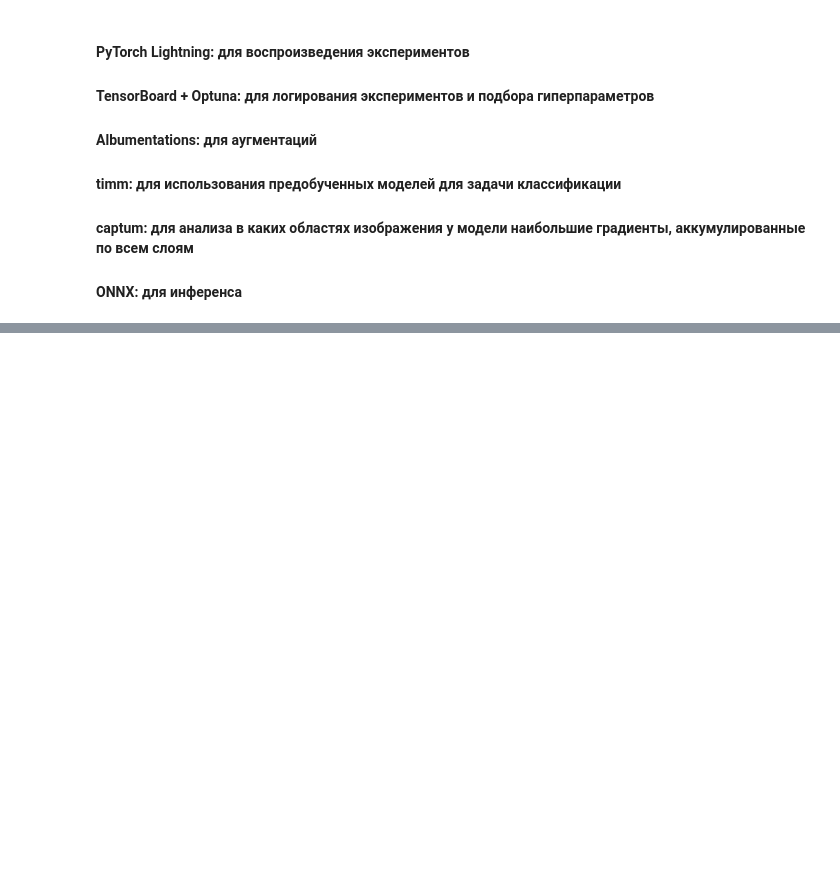
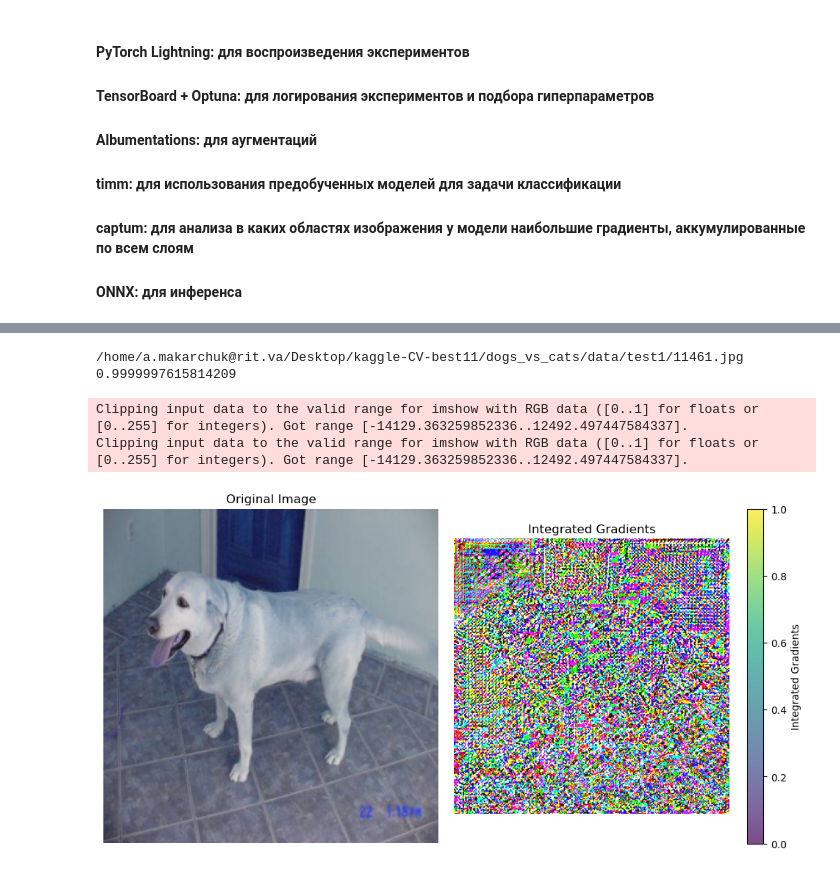
Before and after one commit to alexmak123/kaggle-CV-best11, a Jupyter notebook: dogs_vs_cats/advanced_with_libs.ipynb, the cells around one changed output, grey strips where cells are left out. Drawn from its saved outputs; the diff is of its cells as text; code cells hidden in the pictures; blank space fills up the shorter version.

```diff
--- a/dogs_vs_cats/advanced_with_libs.ipynb
+++ b/dogs_vs_cats/advanced_with_libs.ipynb
@@ -6,8 +6,11 @@
 #### captum: для анализа в каких областях изображения у модели наибольшие градиенты, аккумулированные по всем слоям
 #### ONNX: для инференса
 # %%
+# IMPORTS AND CONFIG CLASS
+
 import os
 import random
+from typing import Tuple
 
 import cv2
 import matplotlib.pyplot as plt
@@ -39,3 +42,15 @@ from pytorch_lightning.callbacks import EarlyStopping, ModelCheckpoint
 from pytorch_lightning.loggers import TensorBoardLogger
 from sklearn.metrics import f1_score
 from tqdm import tqdm
+
+
+class Config:
+    PATH_DATA = "/home/a.makarchuk@rit.va/Desktop/kaggle-CV-best11/dogs_vs_cats/data/"
+    IMAGE_SIZE = (256, 256)
+    IMAGE_SIZE_TEST = (320, 320)
+    BATCH_SIZE = 10
+    EPOCHS = 1
+    DEVICE = "cuda:0" if torch.cuda.is_available() else "cpu"
+    TRAIN_RATIO = 0.9
+    SEED = 42
+    PERCENT = 0.05
@@ -277,24 +395,52 @@ test_preds_df.to_csv("advanced_solution.csv", index=False)
 # %%
-# CHECK PREDICTS ON TEST
+# ANALYZE GRADIENTS
 
-rand_img_train_path = f'{PATH_DATA}test1/{".".join(random.choice(list_train_imgs).split(".")[1:])}'
-img = plt.imread(rand_img_train_path)
-img = cv2.resize(img, IMAGE_SIZE_TEST, interpolation=cv2.INTER_AREA)
+rand_img_path = f'{Config.PATH_DATA}test1/{".".join(random.choice(test_image_paths).split("."))}'
+img = plt.imread(rand_img_path)
+img = cv2.resize(img, Config.IMAGE_SIZE_TEST, interpolation=cv2.INTER_AREA)
 img = cv2.cvtColor(img, cv2.COLOR_BGR2RGB)
 
-print(rand_img_train_path)
+print(rand_img_path)
 
-plt.imshow(img)
+img_original = img.copy()
 
 img = val_transforms(image=img)["image"]
 img = img.unsqueeze(0)
 
 input_name = ort_session.get_inputs()[0].name
 input_data = img.numpy()
 
 pred = ort_session.run(None, {input_name: input_data})[0]
-
 sigmoid_output = torch.sigmoid(torch.from_numpy(pred)).item()
 
 print(sigmoid_output)
+
+ig = IntegratedGradients(best_model)
+
+attributions, delta = ig.attribute(img, target=0, return_convergence_delta=True)
+
+attributions = attributions.squeeze().cpu().detach().numpy()
+attributions = np.transpose(attributions, (1, 2, 0))
+
+fig, (ax1, ax2) = plt.subplots(1, 2, figsize=(10, 5))
+
+ax1.imshow(img_original)
+ax1.set_title("Original Image")
+ax1.axis("off")
+
+ax2.imshow(attributions, cmap="viridis", alpha=0.7)
+ax2.set_title("Integrated Gradients")
+ax2.axis("off")
+
+plt.colorbar(
+    ax2.imshow(attributions, cmap="viridis", alpha=0.7), ax=ax2, label="Integrated Gradients"
+)
+
+plt.tight_layout()
 plt.show()
+# %% [output]
+/home/a.makarchuk@rit.va/Desktop/kaggle-CV-best11/dogs_vs_cats/data/test1/11461.jpg
+0.9999997615814209
+Clipping input data to the valid range for imshow with RGB data ([0..1] for floats or [0..255] for integers). Got range [-14129.363259852336..12492.497447584337].
+Clipping input data to the valid range for imshow with RGB data ([0..1] for floats or [0..255] for integers). Got range [-14129.363259852336..12492.497447584337].
+[figure, added]
```
Also changed, not shown: parts of 16 cells of this notebook.
